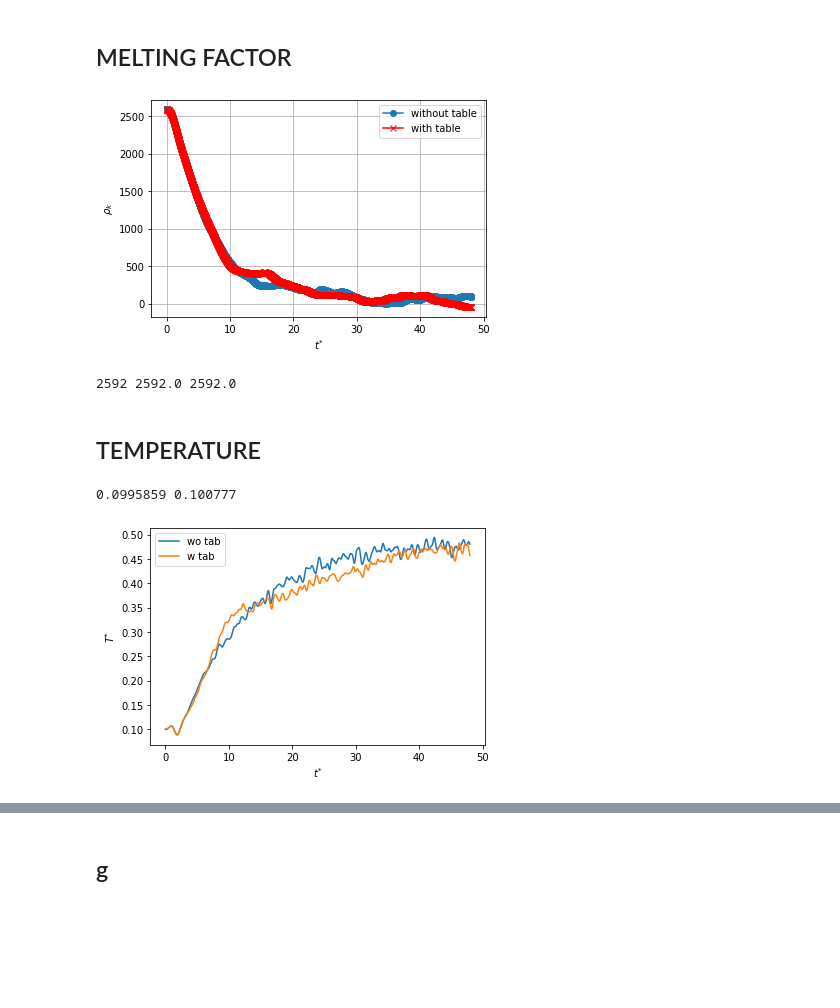
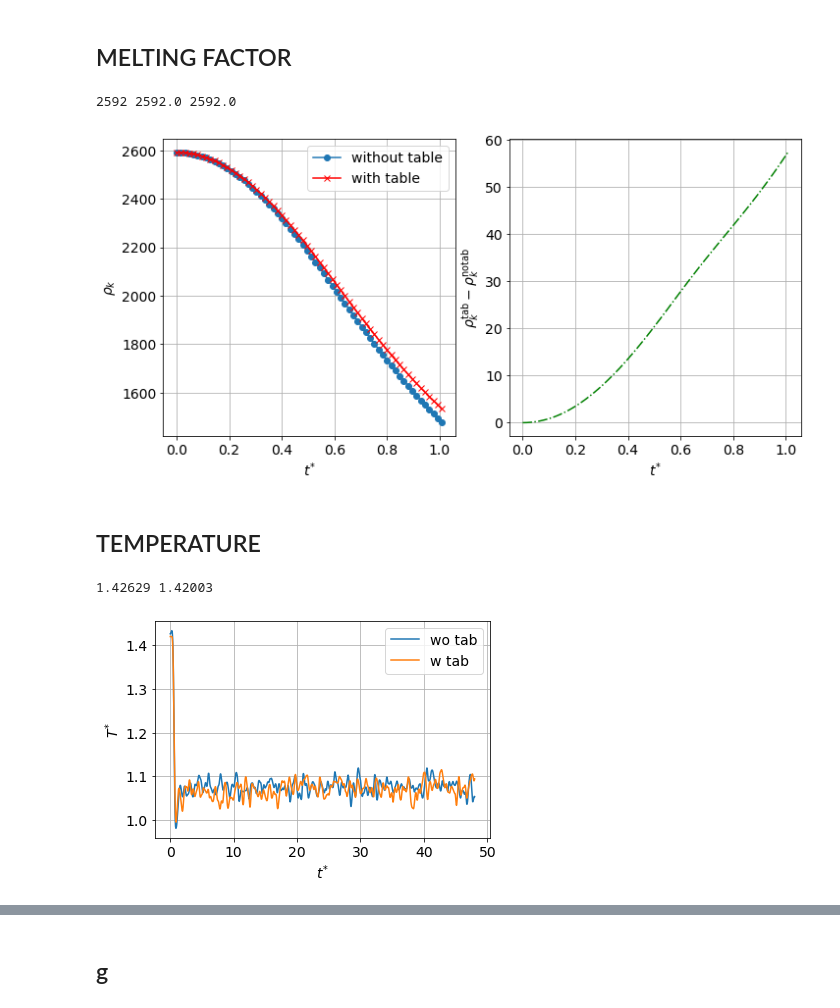
Before and after one commit to larstors/MCP, a Jupyter notebook: proj3/plot.ipynb, the cells around one changed output, grey strips where cells are left out. Drawn from its saved outputs; the diff is of its cells as text; code cells hidden in the pictures; blank space fills up the shorter version.

```diff
--- a/proj3/plot.ipynb
+++ b/proj3/plot.ipynb
@@ -89,30 +185,37 @@ plt.savefig("velocity_distribution.pdf", dpi=150, bbox_inches="tight")
 # %% [markdown]
 ## MELTING FACTOR
 # %%
-rk = np.genfromtxt("melting_factor.txt", delimiter=" ")
-rk_tab = np.genfromtxt("melting_factor_tab.txt", delimiter=" ")
+rk = np.genfromtxt("melting_factor_a.txt", delimiter=" ")
+rk_tab = np.genfromtxt("melting_factor_tab_16_a.txt", delimiter=" ")
+
+plt.rcParams.update({'font.size': 14})
 
 
+fig, ax = plt.subplots(nrows=1, ncols=2, sharex=True, figsize=(10, 5))
+plt.tight_layout()
+ax[0].plot(rk[:, 0], rk[:, 1], "-o", label="without table")
+ax[0].plot(rk_tab[:, 0], rk_tab[:, 1], "r-x", label="with table")
+ax[0].set_xlabel(r"$t^{*}$")
+ax[0].set_ylabel(r"$\rho_k$")
+ax[0].grid()
+ax[0].legend()
 
-fig = plt.figure()
-plt.plot(rk[:, 0], rk[:, 1], "-o", label="without table")
-plt.plot(rk_tab[:, 0], rk_tab[:, 1], "r-x", label="with table")
-plt.xlabel(r"$t^{*}$")
-plt.ylabel(r"$\rho_k$")
-plt.grid()
-plt.legend()
-plt.show()
-
+ax[1].plot(rk[:, 0], -(rk[:, 1] - rk_tab[:, 1]), "g-.", label=r"$\rho_k^\mathrm{notab} - \rho_k^\mathrm{tab} $")
+ax[1].set_xlabel(r"$t^{*}$")
+ax[1].set_ylabel(r"$\rho_k^\mathrm{tab} - \rho_k^\mathrm{notab} $")
+ax[1].grid()
+#ax[1].legend()
+plt.savefig("melting_fact_a.pdf", dpi=200, bbox_inches="tight")
 
 print(3*864, rk[0, 1], rk_tab[0, 1])
 # %% [output]
+2592 2592.0 2592.0
-[figure, old version]
+[figure, new version]
-2592 2592.0 2592.0
 # %% [markdown]
 ## TEMPERATURE
 # %%
-temp = np.genfromtxt("temp.txt", delimiter=" ")
-temp_tab = np.genfromtxt("temp_table.txt", delimiter=" ")
+temp = np.genfromtxt("temp_c.txt", delimiter=" ")
+temp_tab = np.genfromtxt("temp_table_16_c.txt", delimiter=" ")
 
 fig = plt.figure()
 plt.plot(temp[:, 0], temp[:, 1], label="wo tab")
@@ -120,8 +223,10 @@ plt.plot(temp_tab[:, 0], temp_tab[:, 1], label="w tab")
 plt.xlabel(r"$t^{*}$")
 plt.ylabel(r"$T^{*}$")
 plt.legend()
+plt.grid()
+plt.savefig("Temp_evolution_c.pdf", dpi=200)
 
 print(temp[0, 1], temp_tab[0, 1])
 # %% [output]
-0.0995859 0.100777
+1.42629 1.42003
-[figure, old version]
+[figure, new version]
```
Also changed, not shown: parts of 7 cells of this notebook, 7 other files.
